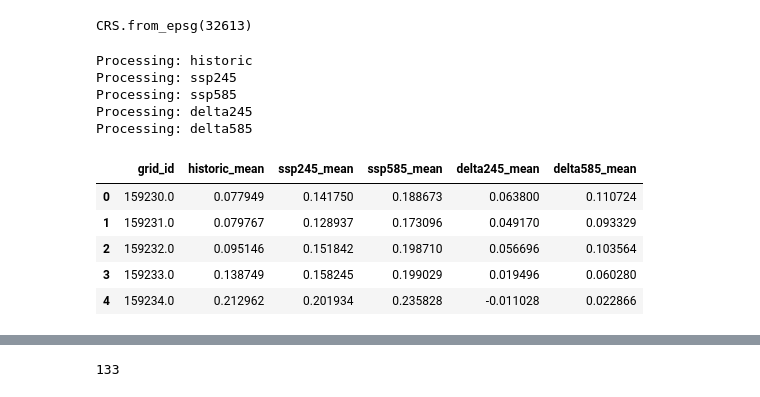
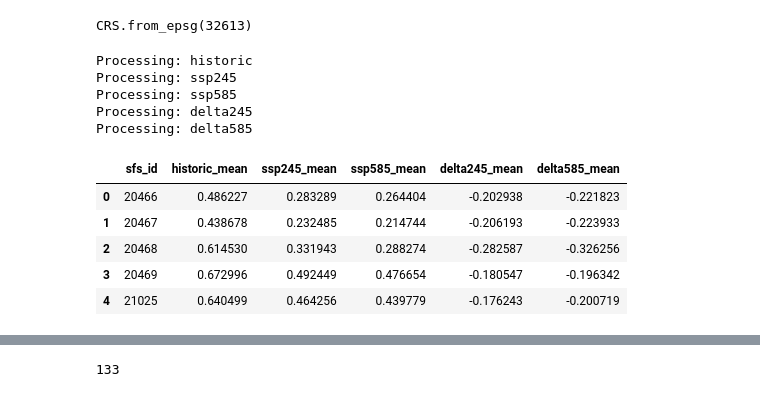
Before and after one commit to natshoff/aspen-fire-fork, a Jupyter notebook: Aim3/code/grid-data_prep.ipynb, the cells around one changed output, grey strips where cells are left out. Cells and saved outputs as stored; diff of their text form; code cells hidden in the pictures.

```diff
--- a/Aim3/code/grid-data_prep.ipynb
+++ b/Aim3/code/grid-data_prep.ipynb
@@ -37,0 +49,22 @@ Ready to go !
+# %%
+# tidy the dataframe
+firesheds.drop(
+    columns=[
+        'OBJECTID','Fireshed_State',
+        'Shape_Length','Shape_Area',
+        'Fireshed_Area_Ha','Fireshed_Code',
+        'Fireshed_MajRegion'
+    ], inplace=True
+)
+firesheds.rename(
+    columns={
+        'Fireshed_ID': 'fs_id',
+        'Fireshed_Name': 'fs_name',
+        'Subfireshed_ID': 'sfs_id',
+        'Subfireshed_Area_Ha': 'sfs_area_ha',
+        'AnnualExposure': 'sfs_exposure',
+        'PctRecentlyDisturbed': 'pct_disturbed'
+    }, inplace=True
+)
+# check the results
+firesheds.head()
@@ -61,0 +82,5 @@ No duplicates at this stage.
+# %%
+# join to Level IV ecoregion
+fp = os.path.join(projdir,'Aim3/data/spatial/mod/future_fire_ecol4_trend.gpkg')
+ecol4 = gpd.read_file(fp)
+ecol4.columns
@@ -61,0 +93,10 @@ No duplicates at this stage.
+# %%
+# calculate the majority overlapping level IV ecoregion
+overlap = gpd.overlay(firesheds, ecol4, how='intersection')
+overlap['area'] = overlap.geometry.area # get the total area
+cols = ['sfs_id','US_L4CODE','US_L4NAME','trend_area','trend_count']
+sum = overlap.groupby(cols)['area'].sum().reset_index() # get the area sum
+maj = sum.loc[sum.groupby('sfs_id')['area'].idxmax()] # get the largest area
+# merge back to firesheds
+firesheds = firesheds.merge(maj[cols], on='sfs_id', how='left')
+firesheds.head()
@@ -99,42 +160,42 @@ CRS.from_epsg(32613)
 das = {
     'historic': hist_da, # historic (1981-2010) suitability
     'ssp245': ssp245_da, # raw suitability SSP245 2041-2070
     'ssp585': ssp585_da, # raw suitability SSP585 2041-2070
     'delta245': change_SSP245, # change SSP245 2041-2070
     'delta585': change_SSP585 # change SSP585 2041-2070
 }
 
 results = []
 for key, da in das.items():
     print(f"Processing: {key}")
     # ensure the correct projection
     da_ = da.rio.reproject(proj) # matches grid
     # calculate zonal statistics
     zs = compute_band_stats(
-        geoms=future_fire,
+        geoms=firesheds,
         image_da=da_,
-        id_col='grid_id',
+        id_col='sfs_id',
         stats=['mean'], # 'median','std','percentile_90'
         attr=key,
         ztype='continuous'
     )
     results.append(zs)
 
 # concatenate the results
-future_aspen = pd.concat([df.set_index("grid_id") for df in results], axis=1).reset_index()
+future_aspen = pd.concat([df.set_index("sfs_id") for df in results], axis=1).reset_index()
 future_aspen.head()
 # %% [output]
 Processing: historic
 Processing: ssp245
 Processing: ssp585
 Processing: delta245
 Processing: delta585
-|  | grid_id | historic_mean | ssp245_mean | ssp585_mean | delta245_mean | delta585_mean |
-| 0 | 159230.0 | 0.077949 | 0.141750 | 0.188673 | 0.063800 | 0.110724 |
-| 1 | 159231.0 | 0.079767 | 0.128937 | 0.173096 | 0.049170 | 0.093329 |
-| 2 | 159232.0 | 0.095146 | 0.151842 | 0.198710 | 0.056696 | 0.103564 |
-| 3 | 159233.0 | 0.138749 | 0.158245 | 0.199029 | 0.019496 | 0.060280 |
-| 4 | 159234.0 | 0.212962 | 0.201934 | 0.235828 | -0.011028 | 0.022866 |
+|  | sfs_id | historic_mean | ssp245_mean | ssp585_mean | delta245_mean | delta585_mean |
+| 0 | 20466 | 0.486227 | 0.283289 | 0.264404 | -0.202938 | -0.221823 |
+| 1 | 20467 | 0.438678 | 0.232485 | 0.214744 | -0.206193 | -0.223933 |
+| 2 | 20468 | 0.614530 | 0.331943 | 0.288274 | -0.282587 | -0.326256 |
+| 3 | 20469 | 0.672996 | 0.492449 | 0.476654 | -0.180547 | -0.196342 |
+| 4 | 21025 | 0.640499 | 0.464256 | 0.439779 | -0.176243 | -0.200719 |
 # %%
 # rename the columns
 future_aspen = future_aspen.rename(
```
Also changed, not shown: parts of 34 cells of this notebook, 23 other files.
